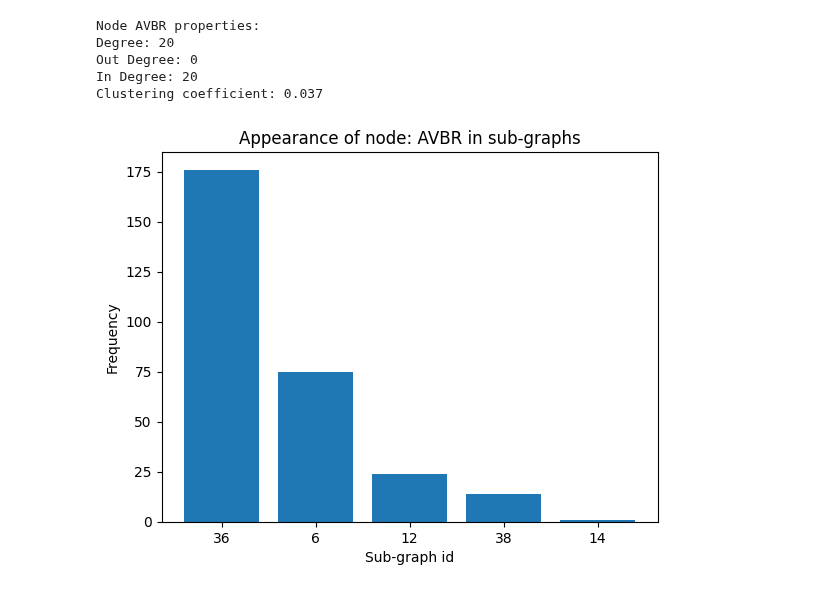
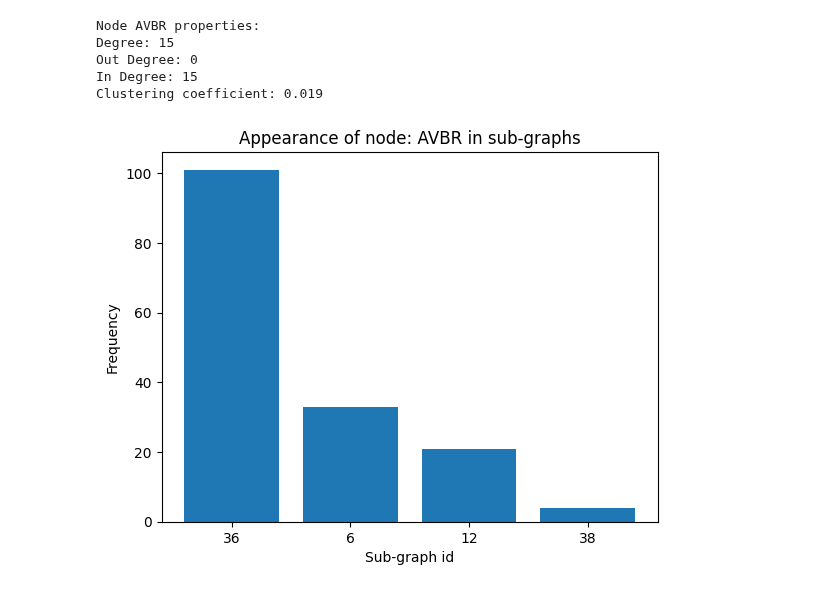
Before and after one commit to deangeckt/network_motifs, a Jupyter notebook: post_motif_analysis/motif_analysis.ipynb, the cells around one changed output. Cells and saved outputs as stored; diff of their text form; code cells hidden in the pictures.

```diff
--- a/post_motif_analysis/motif_analysis.ipynb
+++ b/post_motif_analysis/motif_analysis.ipynb
@@ -14,15 +12,15 @@ import igraph as ig
 from typing import Union
 # %%
-data = import_results('results/pol_test.bin')
+data = import_results('results/pol_k3_m10.bin')
 args = data['args']
 motifs = data['motifs']
-polarity_motifs = data['polarity_motifs']
 network = load_network_from_args(args)
 
 log_motif_criteria_args(MotifCriteriaArgs(**vars(args)))
 log_sub_graph_args(args)
 log_randomizer_args(args)
-log_motif_results(motifs, network)
-log_polarity_motif_results(polarity_motifs)
+log_motif_results(motifs)
+for motif in motifs.values():
+    log_motifs_table(motif.polarity_motifs)
 # %% [output]
 Network file name: s1_data.xlsx
@@ -102,7 +126,7 @@ def plot_motif_roles(motif, top=5):
         ax_.bar(nodes, freqs)
         ax_.set_title(f'role: {role}')
 # %%
-def node_properties(node: Union[str, int], motifs_list):
+def node_properties(node: Union[str, int]):
     print(f'Node {node} properties:')
 
     if isinstance(node, str):
@@ -116,7 +140,7 @@ def node_properties(node: Union[str, int], motifs_list):
     print(f'Clustering coefficient: {round(nx.average_clustering(network.graph, nodes=[node_idx]), 3)}')
 
 
-    node_freq_in_motifs = {str(motif.id): motif.node_appearances.get(node, 0) for motif in motifs_list}
+    node_freq_in_motifs = {str(motif.id): motif.node_appearances.get(node, 0) for motif in motifs.values()}
     # filter only nodes that appear at least 1
     node_freq_in_motifs = {x:y for x,y in node_freq_in_motifs.items() if y!=0}
 
@@ -152,9 +176,9 @@ plot_motif_roles(motifs[38])
 # %%
-node_properties('AVBR', motifs.values())
+node_properties('AVBR')
 # %% [output]
 Node AVBR properties:
-Degree: 20
+Degree: 15
 Out Degree: 0
-In Degree: 20
-Clustering coefficient: 0.037
+In Degree: 15
+Clustering coefficient: 0.019
-[figure, old version]
+[figure, new version]
```
Also changed, not shown: parts of 10 cells of this notebook, 2 other files.
